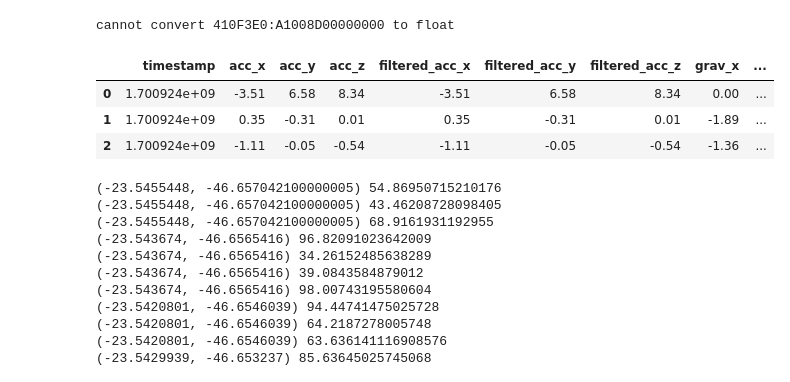
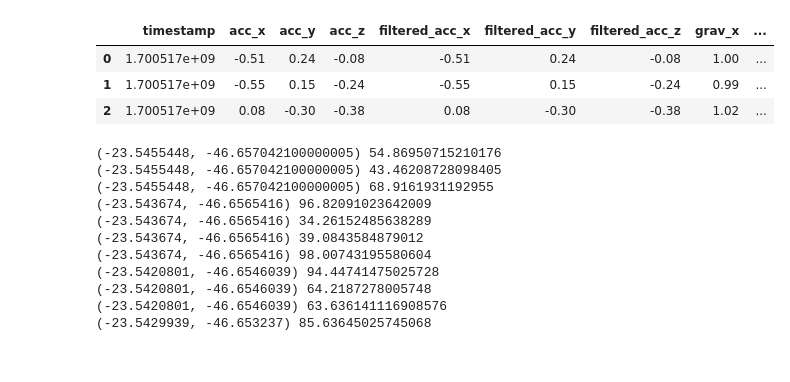
Before and after one commit to APF2000/data-analysis, a Jupyter notebook: dataset_car/dataset_carro.ipynb, the cells around one changed output. Saved outputs shown, nothing was run; the diff lists cells and outputs as text; code cells hidden in the pictures.

```diff
--- a/dataset_car/dataset_carro.ipynb
+++ b/dataset_car/dataset_carro.ipynb
@@ -80,29 +80,28 @@ def display_acc_graph(acc_df):
 def display_jerk_graph(jerk_df):
 	base_display_graph(jerk_df, "jerk", "Arrancada", "m/s^3")
 # %%
-# ride_root_dir = os.path.join("RealData", "Data_2023-11-20_pt2")
+ride_root_dir = os.path.join("RealData", "Data_2023-11-20_pt2")
 # ride_root_dir = os.path.join("RealData", "Mercedes_25-11-2023")
-ride_root_dir = os.path.join("RealData", "Ix35_Hyundai_25-11-2023")
+# ride_root_dir = os.path.join("RealData", "Ix35_Hyundai_25-11-2023")
 # ride_root_dir = os.path.join("RealData", "Agressivo_28-11-2023_traj1")
 # ride_root_dir = os.path.join("RealData", "Dados_com_millis")
 
 
-real_ride = RealRideParser(ride_root_dir)
+real_ride = RealRideParser(root_dir=ride_root_dir)
 
 latitudes = real_ride.gps_df["lat"]
 longitudes = real_ride.gps_df["long"]
 
 qtty_data = len(latitudes)
 
 lat_longs = [(latitudes.iloc[i], longitudes.iloc[i]) for i in range(qtty_data)]
 
 real_ride.accelerometer_df.head(3)
 # %% [output]
-cannot convert 410F3E0:A1008D00000000 to float
 |  | timestamp | acc_x | acc_y | acc_z | filtered_acc_x | filtered_acc_y | filtered_acc_z | grav_x | ... |
-| 0 | 1.700924e+09 | -3.51 | 6.58 | 8.34 | -3.51 | 6.58 | 8.34 | 0.00 | ... |
-| 1 | 1.700924e+09 | 0.35 | -0.31 | 0.01 | 0.35 | -0.31 | 0.01 | -1.89 | ... |
-| 2 | 1.700924e+09 | -1.11 | -0.05 | -0.54 | -1.11 | -0.05 | -0.54 | -1.36 | ... |
+| 0 | 1.700517e+09 | -0.51 | 0.24 | -0.08 | -0.51 | 0.24 | -0.08 | 1.00 | ... |
+| 1 | 1.700517e+09 | -0.55 | 0.15 | -0.24 | -0.55 | 0.15 | -0.24 | 0.99 | ... |
+| 2 | 1.700517e+09 | 0.08 | -0.30 | -0.38 | 0.08 | -0.30 | -0.38 | 1.02 | ... |
 # %%
 map = real_ride.create_route_map()
 real_ride.calculate_crime_stats(map)
```
Also changed, not shown: 1 other file.
